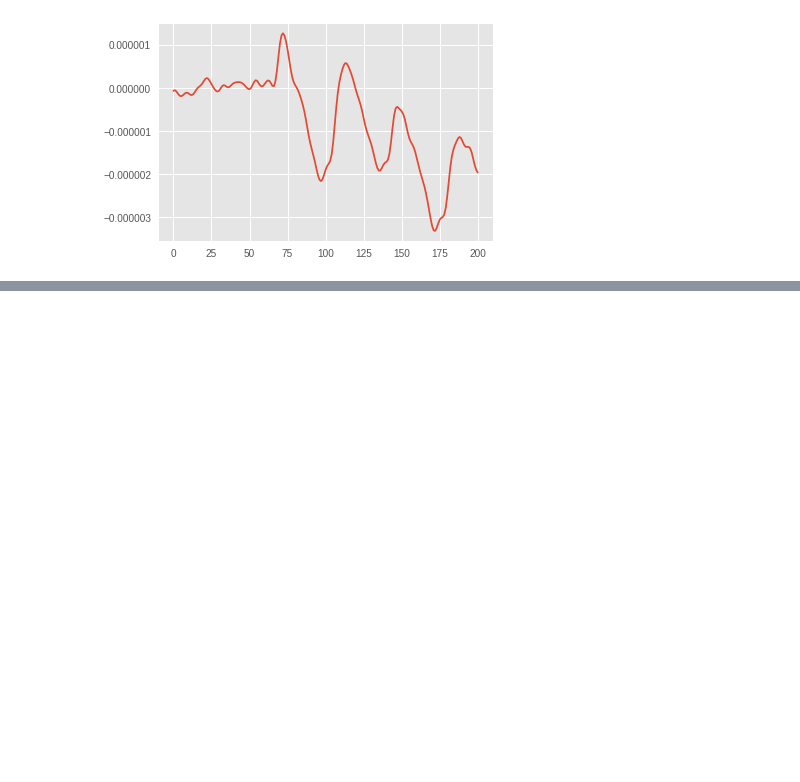
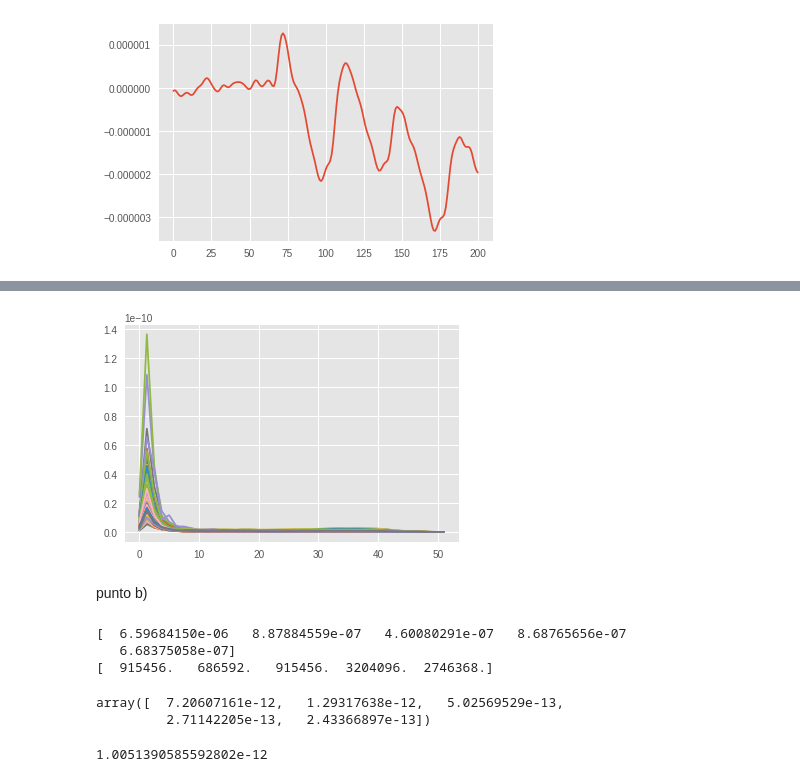
Before and after one commit to MascittiJA/CienciaDatos, a Jupyter notebook: TP2/segundo-intento.ipynb, the cells around one changed output, grey strips where cells are left out. Drawn from its saved outputs; the diff is of its cells as text; code cells hidden in the pictures; blank space fills up the shorter version.

```diff
--- a/TP2/segundo-intento.ipynb
+++ b/TP2/segundo-intento.ipynb
@@ -111,17 +110,0 @@ plt.plot(freqs, pots)
-# %%
-print(matriz[:,0,:].shape)
-
-pots = np.zeros(101)
-
-for i_elect in range(256):
-    electrodo = matriz[:,i_elect,:]
-    potsFINAL = np.zeros(101)
-    for i_epoch in range(894):
-        freq,power = signal.welch(x=electrodo[i_epoch,:],fs = 250)
-        potsFINAL = np.sum([potsFINAL,power],axis=0)
-    plt.plot(freq,np.divide(potsFINAL,894))
-    pots = np.sum([pots,potsFINAL],axis=0)
-
-plt.plot(freq,np.divide(pots,894*256))
-
-#print(np.divide(pots,894))
@@ -140,0 +127,52 @@ plt.sow()
+# %%
+welchs_by_elect_and_epoch = np.empty((256,894,2,101))
+
+for i_epoch in range(len(matriz)):
+    epoch = matriz[i_epoch]
+    for i_elect in range(len(epoch)):
+        f,p = signal.welch(x=epoch[i_elect], fs=250)
+        welchs_by_elect_and_epoch[i_elect,i_epoch] = np.array([f,p])
+# %%
+#print(welchs_by_elect_and_epoch.shape)
+power_mean_between_epochs = welchs_by_elect_and_epoch.mean(axis=1)
+#print(power_mean_between_epochs.shape)
+
+for elect in power_mean_between_epochs:
+    plt.plot(elect[0,:42], elect[1,:42])
+
+plt.show()
+# %% [output]
+[figure, added]
+# %% [markdown]
+punto b)
+# %%
+ranges = [0,4,8,13,30,45]
+acums = np.zeros((5))
+counts = np.zeros((5))
+
+for i_band in range((len(ranges)-1)):
+    for elect in welchs_by_elect_and_epoch:
+        for epoch in elect:
+            for welch in range(len(epoch[0])):
+                if (epoch[0, welch] >= ranges[i_band]) and (epoch[0, welch] < ranges[i_band+1]):
+                    acums[i_band] += epoch[1, welch]
+                    counts[i_band] += 1
+
+
+
+print(acums)
+print(counts)
+# %% [output]
+[  6.59684150e-06   8.87884559e-07   4.60080291e-07   8.68765656e-07
+   6.68375058e-07]
+[  915456.   686592.   915456.  3204096.  2746368.]
+# %%
+bands_means = acums / counts
+bands_means
+# %% [output]
+array([  7.20607161e-12,   1.29317638e-12,   5.02569529e-13,
+         2.71142205e-13,   2.43366897e-13])
+# %%
+bands_means[2]
+# %% [output]
+1.0051390585592802e-12
```
Also changed, not shown: parts of 16 cells of this notebook.
